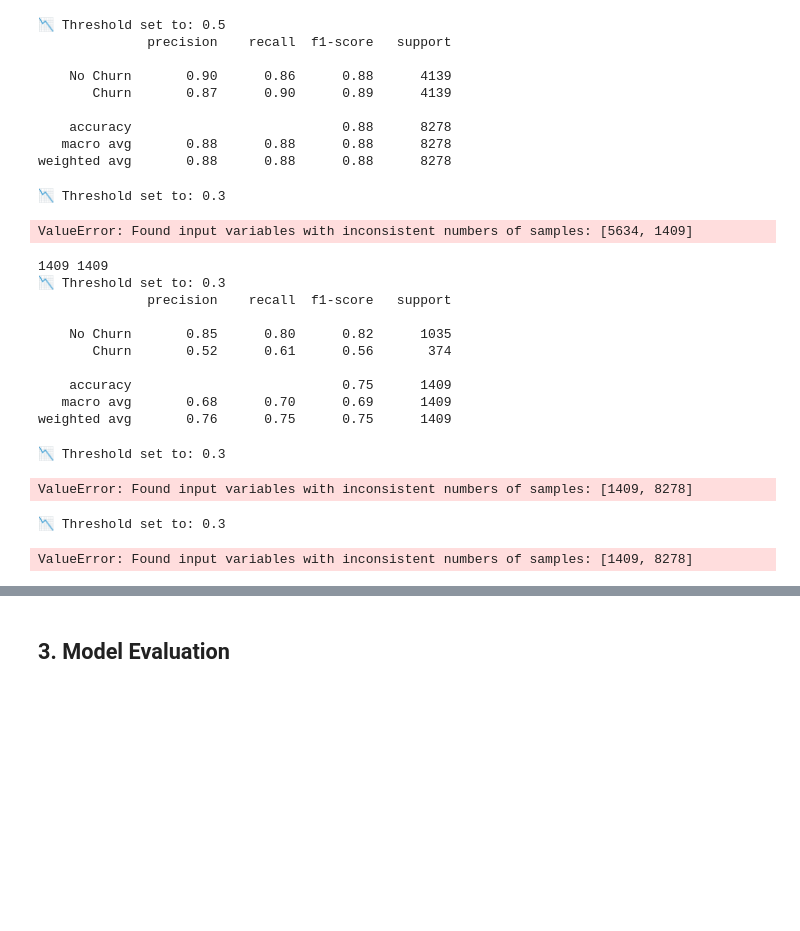
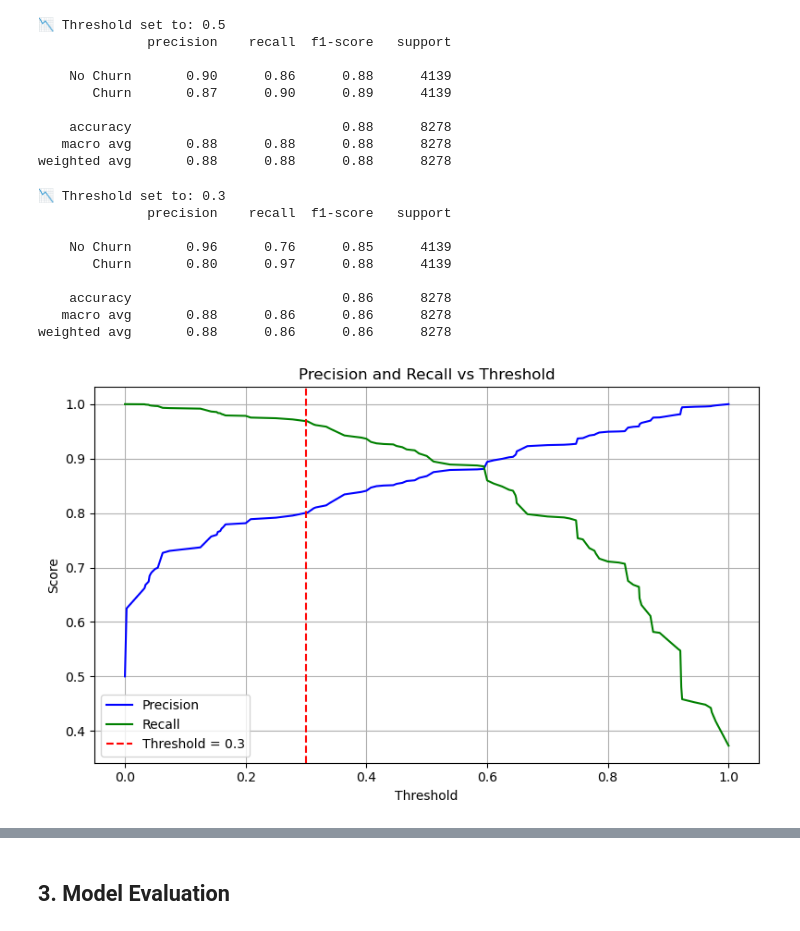
Before and after one commit to TajborBerry/career-next-step, a Jupyter notebook: customer_churn_prediction/notebooks/03_modeling.ipynb, the cells around one changed output, grey strips where cells are left out. Cells and saved outputs as stored; diff of their text form; code cells hidden in the pictures; blank space fills up the shorter version.

```diff
--- a/customer_churn_prediction/notebooks/03_modeling.ipynb
+++ b/customer_churn_prediction/notebooks/03_modeling.ipynb
@@ -386,69 +386,36 @@ print(classification_report(y_train_sm, y_pred_thresh_sm, target_names=["No Chur
    macro avg       0.88      0.88      0.88      8278
 weighted avg       0.88      0.88      0.88      8278
 # %%
-y_probs_sm_test = best_tree_sm.predict_proba(X_test)[:, 1]
-
 # 2. Set custom threshold
 threshold = 0.3
-y_pred_threshold = (y_probs_sm_test >= threshold).astype(int)
+y_pred_thresh_sm = (y_probs_sm >= threshold).astype(int)
 
 # 3. Evaluate performance
 print(f"📉 Threshold set to: {threshold}")
-print(classification_report(y_train, y_pred_threshold, target_names=["No Churn", "Churn"]))
+print(classification_report(y_train_sm, y_pred_thresh_sm, target_names=["No Churn", "Churn"]))
 
 # 4. (Optional) Plot Precision-Recall vs. Threshold curve
 precisions, recalls, thresholds = precision_recall_curve(y_train_sm, y_probs_sm)
 
 plt.figure(figsize=(8, 5))
 plt.plot(thresholds, precisions[:-1], label='Precision', color='blue')
 plt.plot(thresholds, recalls[:-1], label='Recall', color='green')
 plt.axvline(x=threshold, color='red', linestyle='--', label=f'Threshold = {threshold}')
 plt.xlabel("Threshold")
 plt.ylabel("Score")
 plt.title("Precision and Recall vs Threshold")
 plt.legend()
 plt.grid(True)
 plt.tight_layout()
 plt.show()
 # %% [output]
 📉 Threshold set to: 0.3
+              precision    recall  f1-score   support
+
+    No Churn       0.96      0.76      0.85      4139
+       Churn       0.80      0.97      0.88      4139
+
+    accuracy                           0.86      8278
+   macro avg       0.88      0.86      0.86      8278
+weighted avg       0.88      0.86      0.86      8278
-ValueError: Found input variables with inconsistent numbers of samples: [5634, 1409]
+[figure, added]
-# %%
-# 1. Get predicted probabilities for the positive class (Churn = 1)
-y_pred_tree_sm = best_tree_sm.predict(X_test)
-
-# 2. Apply threshold
-threshold = 0.3
-y_pred = (y_pred_tree_sm >= threshold).astype(int)
-
-# 3. Ensure lengths match
-print(len(y_pred), len(y_test))  # They must match
-
-print(f"📉 Threshold set to: {threshold}")
-print(classification_report(y_test, y_pred, target_names=["No Churn", "Churn"]))
-# %% [output]
-1409 1409
-📉 Threshold set to: 0.3
-              precision    recall  f1-score   support
-
-    No Churn       0.85      0.80      0.82      1035
-       Churn       0.52      0.61      0.56       374
-
-    accuracy                           0.75      1409
-   macro avg       0.68      0.70      0.69      1409
-weighted avg       0.76      0.75      0.75      1409
-# %%
-y_pred_thresh_sm = (y_probs_sm >= threshold).astype(int)
-
-# 5. Evaluate
-print(f"📉 Threshold set to: {threshold}")
-print(classification_report(y_test, y_pred_thresh_sm, target_names=["No Churn", "Churn"]))
-# %% [output]
-📉 Threshold set to: 0.3
-ValueError: Found input variables with inconsistent numbers of samples: [1409, 8278]
-# %%
-print(f"📉 Threshold set to: {threshold}")
-print(classification_report(y_test, y_pred_threshold, target_names=["No Churn", "Churn"]))
-# %% [output]
-📉 Threshold set to: 0.3
-ValueError: Found input variables with inconsistent numbers of samples: [1409, 8278]
```
Also changed, not shown: parts of 3 cells of this notebook.
